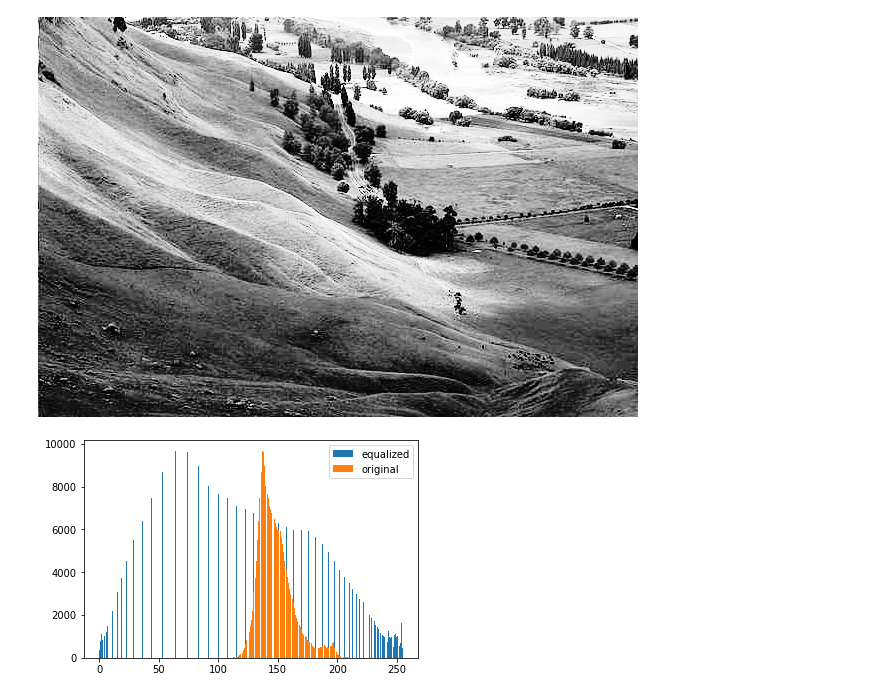
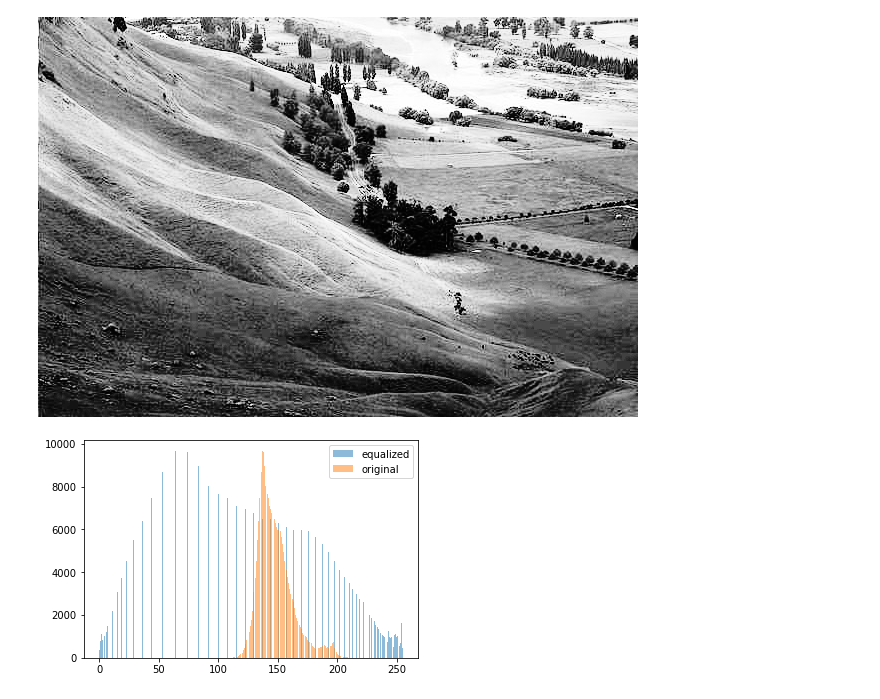
Before and after one commit to MichalKwarta/TSP-parallel-SA, a Jupyter notebook: Hist_equalization/main.ipynb, the cells around one changed output. Saved outputs shown, nothing was run; the diff lists cells and outputs as text; code cells hidden in the pictures.

```diff
--- a/Hist_equalization/main.ipynb
+++ b/Hist_equalization/main.ipynb
@@ -12,17 +12,17 @@ def seq_with_plotting(pixelsMatrix,mask,grayLevels = 256):
     occurencies_for_plot = [0.0 for _ in range(grayLevels)]
     for row_id,row in enumerate(pixelsMatrix):
         for pixel_id,pixel in enumerate(row):
-            if  mask[row_id][pixel_id]==0:
+            if  mask[row_id][pixel_id]==1:
                 occurencies[pixel]+=1
             occurencies_for_plot[pixel]+=1
+
     cdf = [sum(occurencies[:i+1]) for i in range(grayLevels)]
     cdfmin = next((x for x in cdf if x),-1)
     h = [round((cdf[v]-cdfmin)/(size-cdfmin) * (grayLevels-1)) for v in range(grayLevels)]
 
     for row_id,row in enumerate(pixelsMatrix):
         for pixel_id,pixel in enumerate(row):
-
-            if  mask[row_id][pixel_id]==0:
+            if  mask[row_id][pixel_id]==1:
                 pixelsMatrix[row_id][pixel_id] = h[pixel]
 
 
@@ -30,14 +30,11 @@ def seq_with_plotting(pixelsMatrix,mask,grayLevels = 256):
 
     for row_id,row in enumerate(pixelsMatrix):
         for pixel_id,pixel in enumerate(row):
-            if mask is None or mask[row_id][pixel_id]==0:
-
-
                 occurrencies_equalized[pixel]+=1
 
 
-    plt.bar(range(grayLevels),occurrencies_equalized,label = 'equalized')
-    plt.bar(range(grayLevels),occurencies_for_plot,label = 'original')
+    plt.bar(range(grayLevels),occurrencies_equalized,label = 'equalized',alpha=0.5)
+    plt.bar(range(grayLevels),occurencies_for_plot,label = 'original',alpha=0.5)
     plt.legend()
     return Image.fromarray(pixelsMatrix)
 # %%
@@ -144,10 +141,10 @@ def parallel(pixelsMatrix,mask,grayLevels = 256):
     return pixelsMatrix_d
 # %%
 image = np.array(Image.open('data/600x400.png').convert('L'))
-seq_with_plotting(image,np.zeros(image.shape))
+seq_with_plotting(image,np.ones(image.shape))
 # %% [output]
 [figure]
-[figure, old version]
+[figure, new version]
 # %%
 image = np.array(Image.open('data/600x400.png').convert('L'))
 mask = np.array(generate_dummy_mask(image,150)) #maska boolowska piksel<150
```
Also changed, not shown: parts of 5 cells of this notebook.
